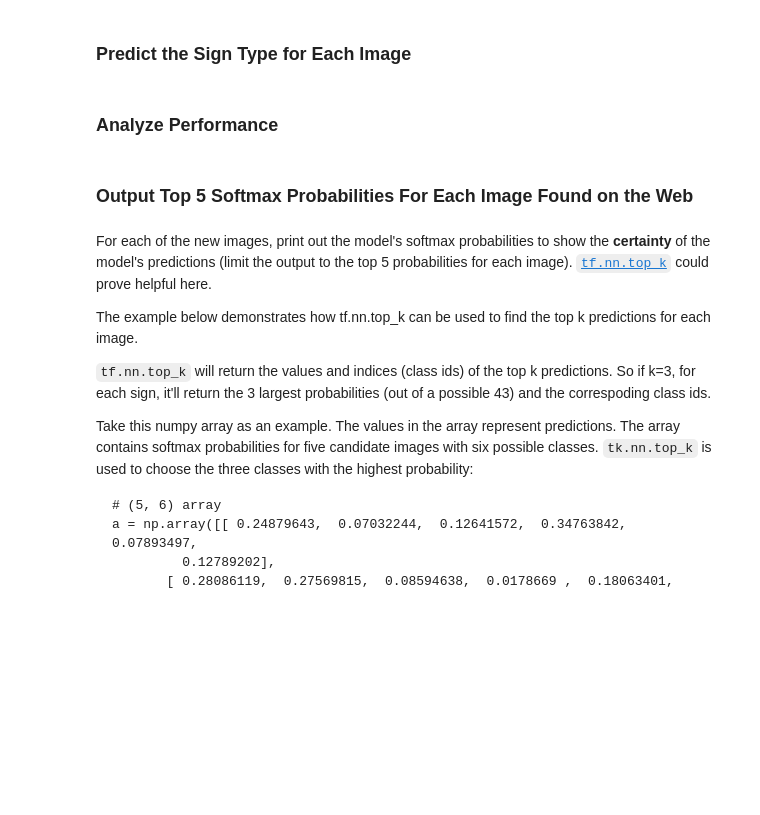
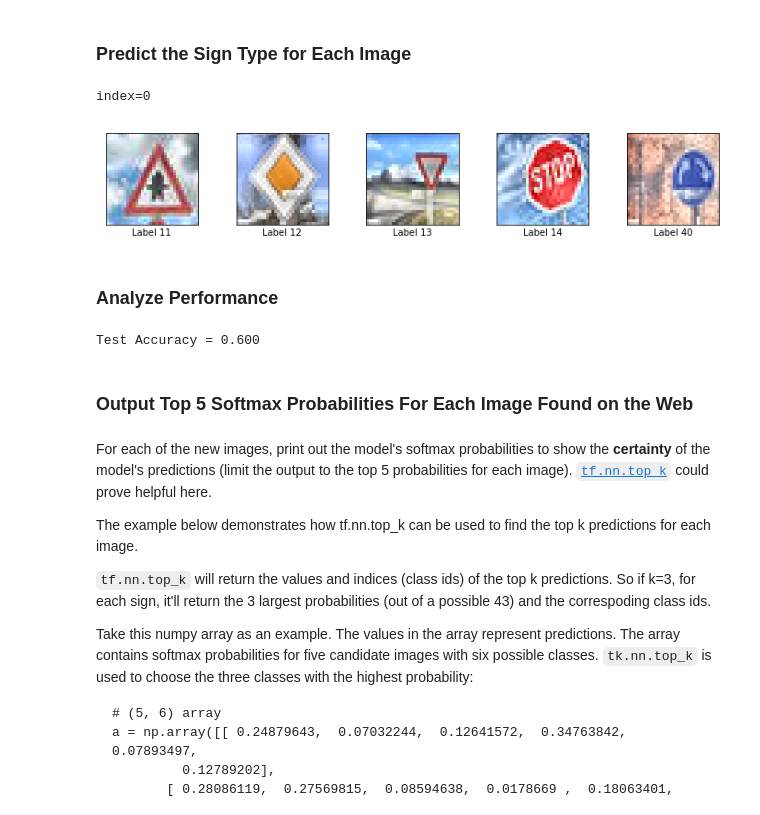
Before and after one commit to AlexSchizoid/CarND-Traffic-Sign-Classifier-Project, a Jupyter notebook: Traffic_Sign_Classifier.ipynb, the cells around one changed output. Saved outputs shown, nothing was run; the diff lists cells and outputs as text; code cells hidden in the pictures; blank space fills up the shorter version.

```diff
--- a/Traffic_Sign_Classifier.ipynb
+++ b/Traffic_Sign_Classifier.ipynb
@@ -658,12 +817,40 @@ You may find `signnames.csv` useful as it contains mappings from the class id (i
 # %%
 ### Run the predictions here and use the model to output the prediction for each image.
 ### Make sure to pre-process the images with the same pre-processing pipeline used earlier.
 ### Feel free to use as many code cells as needed.
+
+img_processed_color = process_color(np.array(images))
+
+no_of_signs = 5
+no_of_cols = 5
+
+
+fig, axes = plt.subplots(int(np.ceil(no_of_signs/no_of_cols)), no_of_cols, figsize=(10,10))
+fig.tight_layout()
+
+for i, axis in enumerate(axes.flat):
+    if i<no_of_signs:
+        axis.imshow(img_processed_color[i])
+        xlabel = "Label {0}".format(img_values[i])
+        axis.set_xlabel(xlabel)
+    axis.set_xticks([])
+    axis.set_yticks([])
+# %% [output]
+index=0
+[figure, added]
 # %% [markdown]
 ### Analyze Performance
 # %%
 ### Calculate the accuracy for these 5 new images.
 ### For example, if the model predicted 1 out of 5 signs correctly, it's 20% accurate on these new images.
+
+saver = tf.train.Saver()
+with tf.Session() as sess:
+    saver.restore(sess, './lenet')
+    test_accuracy = convNet.evaluate(img_processed_color, img_values)
+    print("Test Accuracy = {:.3f}".format(test_accuracy))
+# %% [output]
+Test Accuracy = 0.600
 # %% [markdown]
 ### Output Top 5 Softmax Probabilities For Each Image Found on the Web
 # %% [markdown]
```
Also changed, not shown: parts of 24 cells of this notebook, 3 other files.
